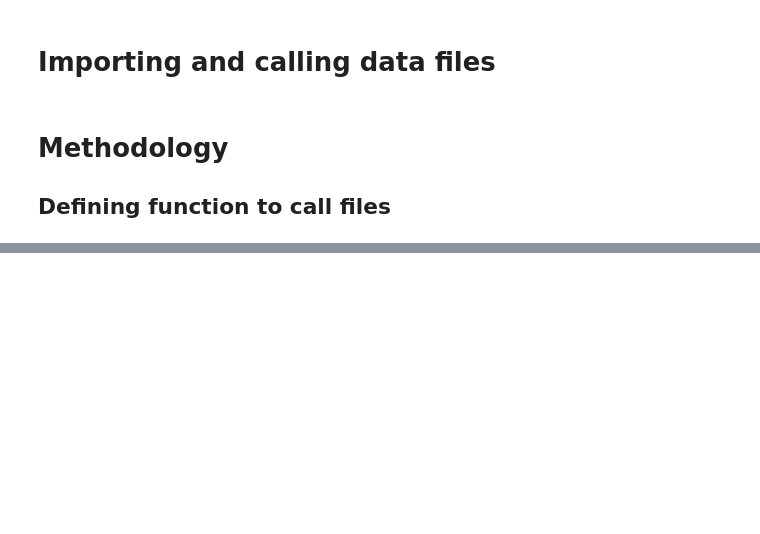
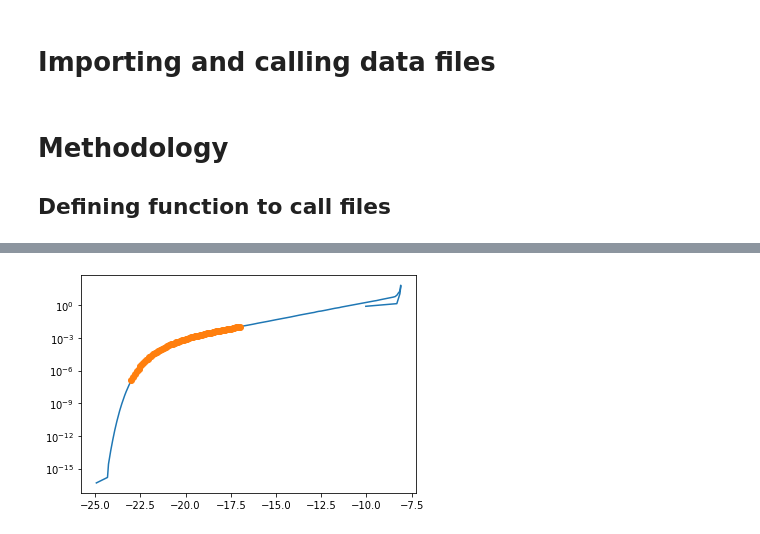
Before and after one commit to amora250/SAO-REU2020, a Jupyter notebook: CODE FOR GRAPHS/Flux Density.ipynb, the cells around one changed output, grey strips where cells are left out. Saved outputs shown, nothing was run; the diff lists cells and outputs as text; code cells hidden in the pictures; blank space fills up the shorter version.

Commit message:
Add files via upload
input all functions into zval for loop, noted/started integration with np.trapz, starting trying to plot lum_lya similar to LyaEWPD

```diff
--- a/CODE FOR GRAPHS/Flux Density.ipynb
+++ b/CODE FOR GRAPHS/Flux Density.ipynb
@@ -69,5 +64,8 @@ print(Muv_EW)
 # %%
+#Constants and constraints
+xHI_array = np.array([0.01]) #chosen xHI value
 zval_test = np.array([5.9,6.8]) #chosen redshifts
+Muv_array = np.array([-18.0,-22.0])
 beta = -2.0 #usually -2 for high z galaxies as per spectrum as power law
 pc_10 = 10 * u.pc #1 pc to Mpc
 wl_lya = 1216 * u.Angstrom #angstrom
@@ -78,15 +76,19 @@ c = const.c #speed of light
 
 for zz,zval2 in enumerate (LFz_tab):
     if zval2 in zval_test:
+
         LF_tab = load_uvf_pandas(LFz_files[zz]) #load in files
-        #Muv_uv = LF_tab['Muv'] #Muv values in UVLF data
 
-        #get Muv values from file as an array to use
+        #Interpolating UV LF Muv and ndens values into a 1d array
+        LF_interp = interpolate.interp1d(LF_tab['Muv'],LF_tab['ndens']) #old values
+        new_ndens = LF_interp(Muv_EW)
+
+        #Get Muv values from file as an array to use
         Muv_EW = np.array([float(Muv_val) for Muv_val in pW_tab.columns[1:]])
+        d_l = P15.luminosity_distance(zval2) #define distance modulus
 
-
-        def muv(Muv_EW,d_l,zval2): #define apparent magnitude equation
-            d_l = P15.luminosity_distance(zval2) #define distance modulus
+        #Define apparent magnitude equation
+        def muv(Muv_EW,d_l,zval2):
             p1 = Muv_EW
             p2 = 5*(np.log10((d_l/pc_10).to(u.pc/u.pc))) #convert d_l/pc_10 to pc units and then dimensionless
             p3 = 2.5*(beta+1.0)*np.log10(zval2+1.0)
@@ -94,8 +96,7 @@ for zz,zval2 in enumerate (LFz_tab):
 
             return ans
         muv = muv(Muv_EW,d_l,zval2)
-        #muv = muv(Muv_uv,d_l,zval2).values #turns muv from Series to list in order to solve for fd_uv
-        #muv_rounded = np.round(muv,1)
+
 
         #Flux density of UV continuum at Lya wavelength from Muv for given zvals
         fd_uv = f0 * (10**(-0.4*muv)) *(c/(wl_lya**2)) *((wl_lya/wl_uv)**(beta+2.0))
@@ -104,18 +105,61 @@ for zz,zval2 in enumerate (LFz_tab):
         #Jacobian - partial EW / partial Lya Luminosity for given zvals
         jacobian = 1/((4*np.pi*d_l**2.)*fd_units)
 
-    ## Plot jacobian vs Muv
-    # Shows a positive linear relationship b/t Muv and jacobian, (fd_uv vs Muv shows neg. LR)
-    # As Muv becomes fainter, value for jacobian increases, they're inversely proportional?
-        plt.semilogx(jacobian, Muv_EW, label = 'z = %.1f'%zval2)
+        for xx,xHI in enumerate (xHI_tab): #for each index and corresponding xHI value in list of xHI, call specific data file
+            if xHI in xHI_array:
+                pW_tab = load_uvf_pandas(pW_files[xx])
+                new_pW_tab = pW_tab.drop('W',axis=1)
 
-plt.legend()
-plt.xlabel(r'$\partial EW/\partial L_\alpha$, [$\mathrm{\AA} cm^2 s/erg Mpc^2$]')
-plt.ylabel('$M_\mathrm{UV}$')
-plt.title('Jacobian vs $M_\mathrm{UV}$ for a Given Redshift ')
+                #EW values for each Muv in EW file
+                EW_vals = np.array(new_pW_tab)
 
-#Save the figure
-plt.savefig('JvsMuv.pdf', dpi=300, bbox_inches='tight')
+                # P(Lya|Muv)
+                pLya = jacobian * EW_vals #Jacobian (1D) * EW_vals (2D) = pLya (2D)
 
-plt.show()
+                # UV ndens, phi(Muv) * P(Lya|Muv)
+                product = new_ndens * pLya #Similarly, new_ndens(1D) * pLya (2D) = product (2D)
+
+                # Flux_Lya
+                f_lya = EW_vals * fd_units
+
+                #Luminosity_Lya
+                lum_lya = f_lya * (4*np.pi*d_l**2.)
+
+
+#                 if xHI==0.01:
+#                     my_color = 'gray'
+#                 else:
+#                     my_color = 'purple'
+#         #Within if statement, this is for identifying xHI legend (values and corresponding colors)
+#                 for mm,Muv in enumerate (Muv_array):
+#                     if mm == 0: #first item in Muv_array, i.e. -18.0 (will show xHI values and corresponding colors as solid)
+#                         label = r'$\overline{x}_\mathrm{HI} = %.2f$' % xHI
+#                         ls = 'solid'
+#                     else: #second item in Muv_array, i.e. -22.0 (will not show on xHI legend)
+#                         label = None
+#                         ls = 'dashed'
+#                     plt.plot(lum_lya, pW_tab[f'{Muv}'], ls=ls, color = my_color)
+
+
+        # Plot UV LF values vs interpolated Muv that is the same as EW
+        plt.semilogy(LF_tab['Muv'],LF_tab['ndens']) #UV LF values (181 Muv vals)
+        plt.plot(Muv_EW,new_ndens,'o')#EW Values along UV LF plot (61 Muv vals)
+        #Muv values for EW are restricted in range, we'll have to extend range, use same EW PD > -23 and < -17
+        plt.show()
+
+
+        ## Plot jacobian vs Muv
+        # Shows a positive linear relationship b/t Muv and jacobian, (fd_uv vs Muv shows neg. LR)
+        # As Muv becomes fainter, value for jacobian increases, they're inversely proportional?
+#         plt.semilogx(jacobian, Muv_EW, label = 'z = %.1f'%zval2)
+
+# plt.legend()
+# plt.xlabel(r'$\partial EW/\partial L_\alpha$, [$\mathrm{\AA} cm^2 s/erg Mpc^2$]')
+# plt.ylabel('$M_\mathrm{UV}$')
+# plt.title('Jacobian vs $M_\mathrm{UV}$ for a Given Redshift ')
+
+# #Save the figure
+# plt.savefig('JvsMuv.pdf', dpi=300, bbox_inches='tight')
+
+# plt.show()
 # %% [output]
@@ -122,0 +166 @@ NameError: name 'd_l' is not defined
+[figure, added]
```
Also changed, not shown: parts of 12 cells of this notebook.
